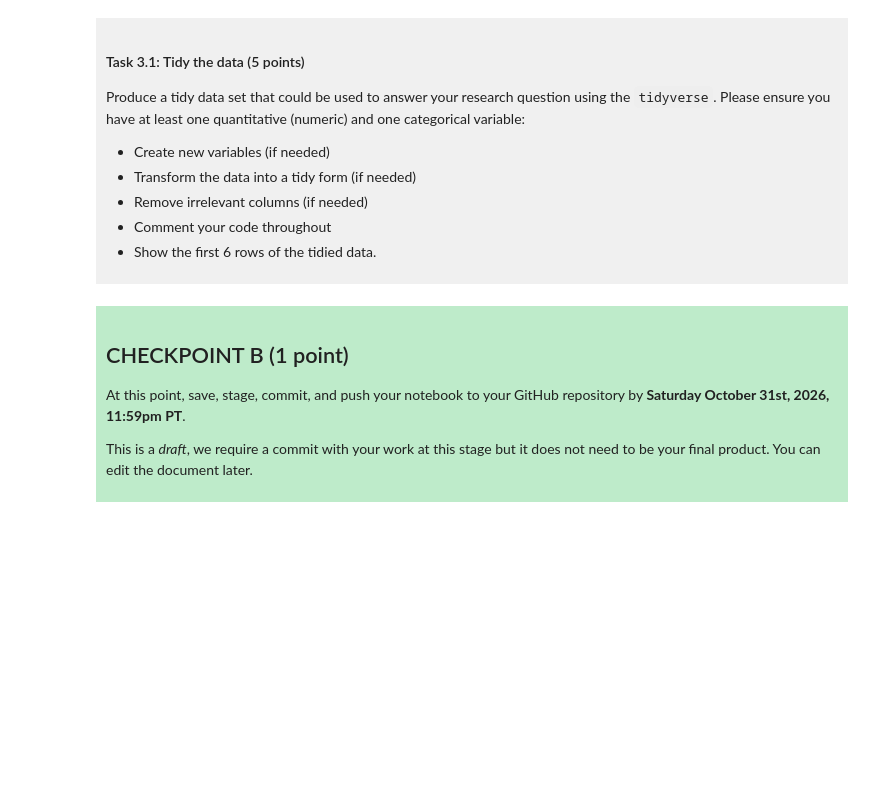
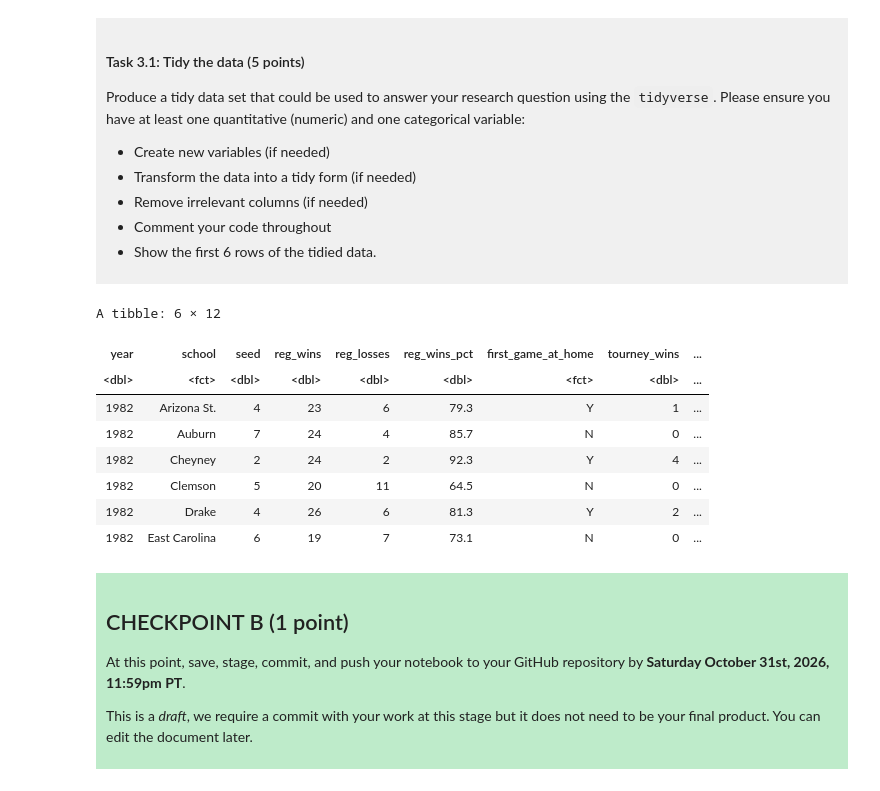
Before and after one commit to Mahdis-Rezaei1380/dsci-100-project-Mahdis-RezaeiTamijani, a Jupyter notebook: dsci-100-project-notebook.ipynb, the cells around one changed output. Cells and saved outputs as stored; diff of their text form; code cells hidden in the pictures; blank space fills up the shorter version.

```diff
--- a/dsci-100-project-notebook.ipynb
+++ b/dsci-100-project-notebook.ipynb
@@ -190,6 +210,22 @@ Produce a tidy data set that could be used to answer your research question usin
 </div>
 # %%
 ### EDIT THIS CODE CELL ###
+tidy_data <- data |>
+  select(year, school, seed,reg_wins, reg_losses, reg_wins_pct, first_game_at_home, tourney_wins,
+         tourney_losses, total_wins, total_losses, total_wins_pct) |>
+  mutate (school=as_factor(school),
+         first_game_at_home=as_factor(first_game_at_home))
+slice(tidy_data, 1:6)
+# %% [output]
+A tibble: 6 × 12
+| year | school | seed | reg_wins | reg_losses | reg_wins_pct | first_game_at_home | tourney_wins | ... |
+| <dbl> | <fct> | <dbl> | <dbl> | <dbl> | <dbl> | <fct> | <dbl> | ... |
+| 1982 | Arizona St. | 4 | 23 | 6 | 79.3 | Y | 1 | ... |
+| 1982 | Auburn | 7 | 24 | 4 | 85.7 | N | 0 | ... |
+| 1982 | Cheyney | 2 | 24 | 2 | 92.3 | Y | 4 | ... |
+| 1982 | Clemson | 5 | 20 | 11 | 64.5 | N | 0 | ... |
+| 1982 | Drake | 4 | 26 | 6 | 81.3 | Y | 2 | ... |
+| 1982 | East Carolina | 6 | 19 | 7 | 73.1 | N | 0 | ... |
 # %% [markdown]
 <div style="background-color: #beebca; padding: 10px;">
 
```
Also changed, not shown: parts of 3 cells of this notebook.
